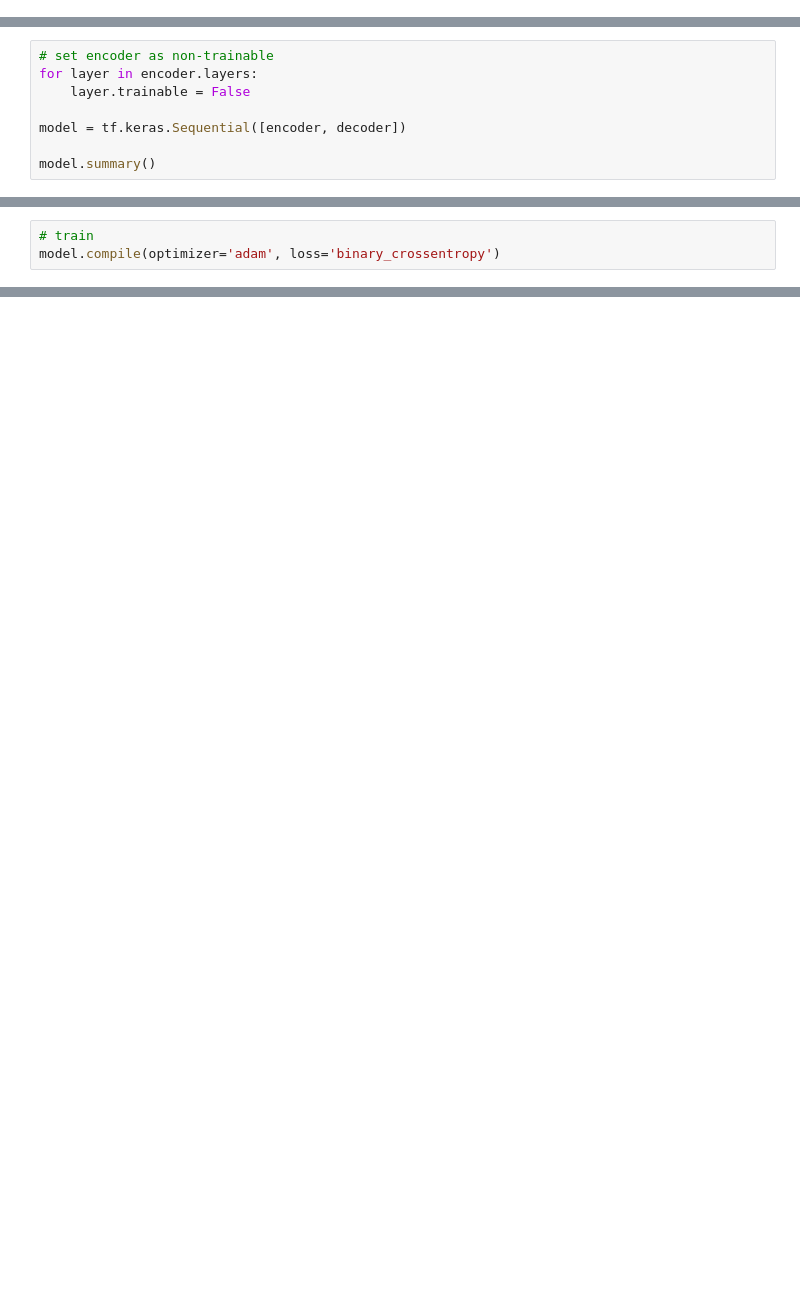
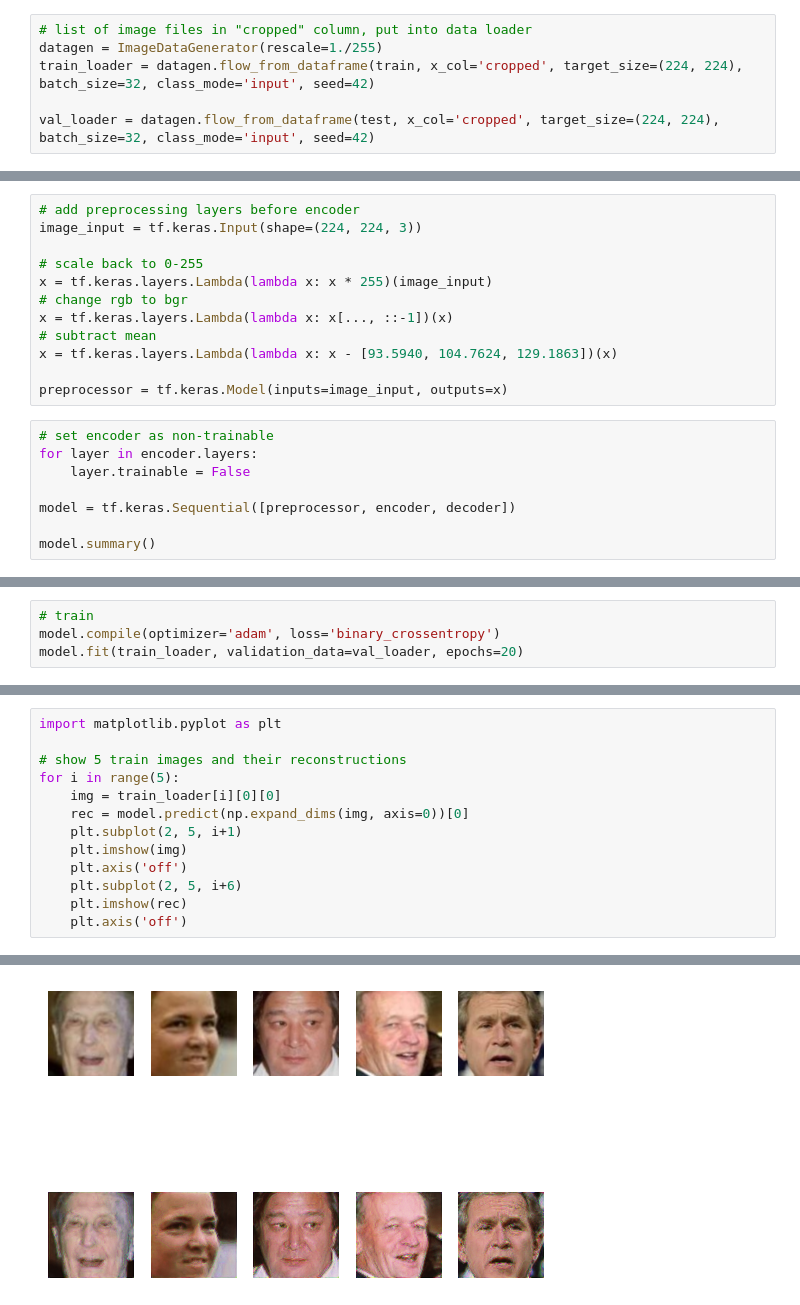
Before and after one commit to socathie/oppai-benchmark, a Jupyter notebook: vggface_inverse/vggface_inverse.ipynb, the cells around one changed output, grey strips where cells are left out. Saved outputs shown, nothing was run; the diff lists cells and outputs as text; blank space fills up the shorter version.

```diff
--- a/vggface_inverse/vggface_inverse.ipynb
+++ b/vggface_inverse/vggface_inverse.ipynb
@@ -10,0 +22,6 @@ model.summary()
+# %%
+# list of image files in "cropped" column, put into data loader
+datagen = ImageDataGenerator(rescale=1./255)
+train_loader = datagen.flow_from_dataframe(train, x_col='cropped', target_size=(224, 224), batch_size=32, class_mode='input', seed=42)
+
+val_loader = datagen.flow_from_dataframe(test, x_col='cropped', target_size=(224, 224), batch_size=32, class_mode='input', seed=42)
@@ -27,8 +86,20 @@ decoder.summary()
+# %%
+# add preprocessing layers before encoder
+image_input = tf.keras.Input(shape=(224, 224, 3))
+
+# scale back to 0-255
+x = tf.keras.layers.Lambda(lambda x: x * 255)(image_input)
+# change rgb to bgr
+x = tf.keras.layers.Lambda(lambda x: x[..., ::-1])(x)
+# subtract mean
+x = tf.keras.layers.Lambda(lambda x: x - [93.5940, 104.7624, 129.1863])(x)
+
+preprocessor = tf.keras.Model(inputs=image_input, outputs=x)
 # %%
 # set encoder as non-trainable
 for layer in encoder.layers:
     layer.trainable = False
 
-model = tf.keras.Sequential([encoder, decoder])
+model = tf.keras.Sequential([preprocessor, encoder, decoder])
 
 model.summary()
@@ -35,3 +122,4 @@ model.summary()
 # %%
 # train
 model.compile(optimizer='adam', loss='binary_crossentropy')
+model.fit(train_loader, validation_data=val_loader, epochs=20)
@@ -37,0 +145,14 @@ model.compile(optimizer='adam', loss='binary_crossentropy')
+# %%
+import matplotlib.pyplot as plt
+
+# show 5 train images and their reconstructions
+for i in range(5):
+    img = train_loader[i][0][0]
+    rec = model.predict(np.expand_dims(img, axis=0))[0]
+    plt.subplot(2, 5, i+1)
+    plt.imshow(img)
+    plt.axis('off')
+    plt.subplot(2, 5, i+6)
+    plt.imshow(rec)
+    plt.axis('off')
+# %% [output]
@@ -37,0 +164 @@ model.compile(optimizer='adam', loss='binary_crossentropy')
+[figure, added]
```
Also changed, not shown: parts of 12 cells of this notebook, 6 other files.
